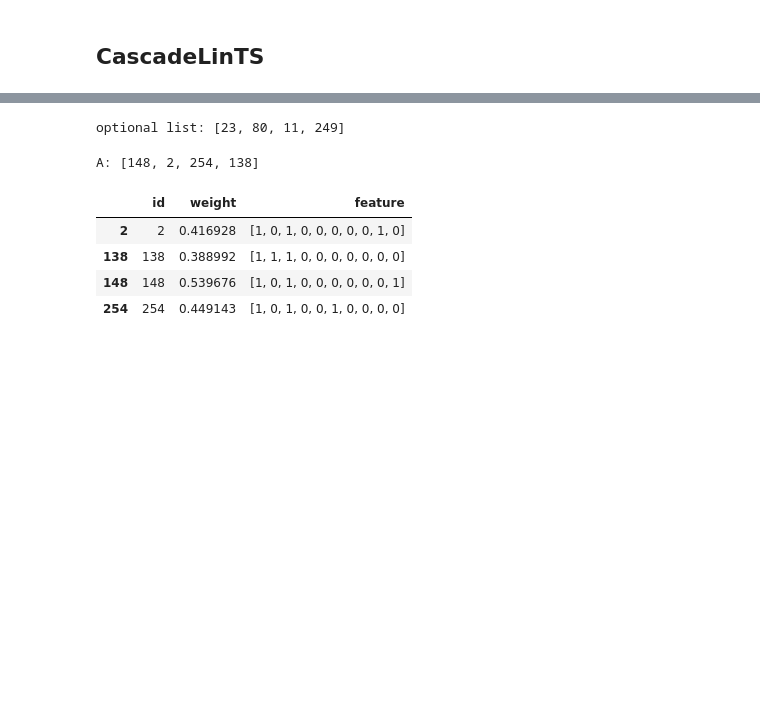
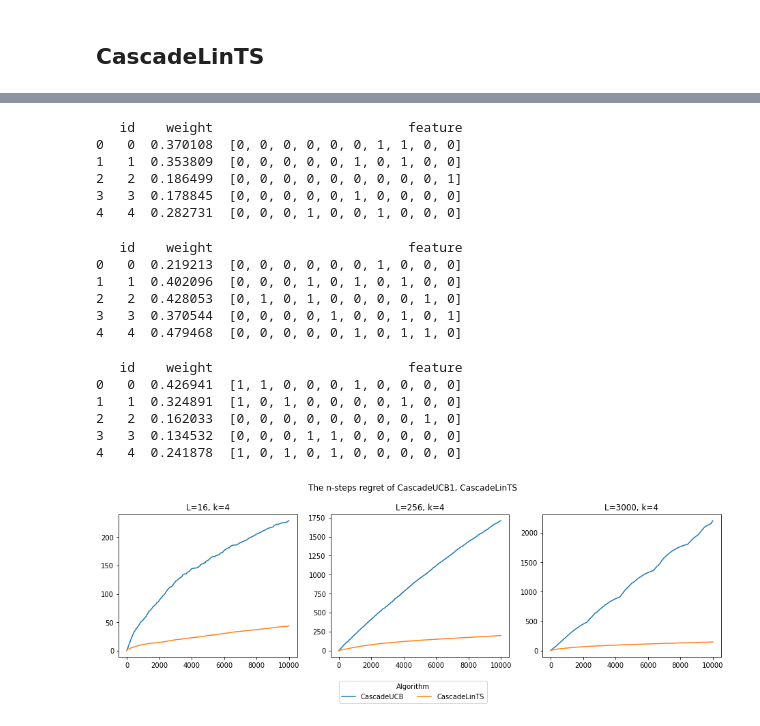
Before and after one commit to po3rin/python_playground, a Jupyter notebook: ir-bandits/cascading-bandits.ipynb, the cells around one changed output, grey strips where cells are left out. Cells and saved outputs as stored; diff of their text form; code cells hidden in the pictures; blank space fills up the shorter version.

```diff
--- a/ir-bandits/cascading-bandits.ipynb
+++ b/ir-bandits/cascading-bandits.ipynb
@@ -48,5 +79,5 @@ plt.hist(results)
 # %%
-class CascadeUCBAgent(object):
+class CascadeUCBAgent(Agent):
   def __init__(self, E: list[float], p: float):
     self.t = 1
     self.counts = [1 for _ in range(len(E))]
@@ -252,27 +164,50 @@ class CascadeLinTSAgent(object):
-# %%
-E = df['weight'].to_list()
-env = CascadingModelEnv(E=E)
-optimal = env.opt(k=4)
-print(f'optional list: {optimal}')
-
-agent = CascadeLinTSAgent(d=len(tags_with_weight), sigma=1, features=df.drop('weight', axis=1))
-
-for i in tqdm(range(100000)):
-	a = agent.get_list(k=4)
-	click = env.click(a)
-	agent.observe(a, click)
-
-print(f'A: {agent.get_list(k=4)}')
-# %% [output]
-optional list: [23, 80, 11, 249]
-A: [148, 2, 254, 138]
-# %%
-a = agent.get_list(k=4)
-
-df[df['id'].isin(a)]
-# %% [output]
-|  | id | weight | feature |
-| 2 | 2 | 0.416928 | [1, 0, 1, 0, 0, 0, 0, 0, 1, 0] |
-| 138 | 138 | 0.388992 | [1, 1, 1, 0, 0, 0, 0, 0, 0, 0] |
-| 148 | 148 | 0.539676 | [1, 0, 1, 0, 0, 0, 0, 0, 0, 1] |
-| 254 | 254 | 0.449143 | [1, 0, 1, 0, 0, 1, 0, 0, 0, 0] |
+# %%
+k=4
+L=[16, 256, 3000]
+steps=10000
+# %%
+tags_with_weight = {'AWS': 0.03, 'Docker': 0.2,'Elasticsearch': 0.15 ,'GCP': 0.08, 'Git': 0.05, 'NLP': 0.19, 'Rust': 0.23, 'Scala': 0.14, '機械学習': 0.15, '強化学習': 0.20}
+
+fig = plt.figure(figsize=(13,4))
+fig.suptitle('The n-steps regret of CascadeUCB1, CascadeLinTS')
+
+for i, l in enumerate(L):
+	df = gen_items(tags=tags_with_weight, L=l)
+	E = df['weight'].to_list()
+
+	env = CascadingModelEnv(E=E)
+
+	cascadelints_agent = CascadeLinTSAgent(d=len(tags_with_weight), sigma=1, features=df.drop('weight', axis=1))
+	cascadeucb_agent = CascadeUCBAgent(E=E, p=0.2)
+
+	cascadeucb_regret_cumulative_history = simulate(agent=cascadeucb_agent, env=env, k=k, steps=steps)
+	cascadelints_regret_cumulative_history = simulate(agent=cascadelints_agent, env=env, k=k, steps=steps)
+
+	ax = fig.add_subplot(1,3,i+1)
+	ax.set_title(f'L={l}, k=4')
+	ax.plot(cascadeucb_regret_cumulative_history, label='CascadeUCB')
+	ax.plot(cascadelints_regret_cumulative_history, label='CascadeLinTS')
+
+fig.legend(['CascadeUCB', 'CascadeLinTS'], loc='upper center', borderaxespad=0.1, title="Algorithm", bbox_to_anchor=(0.5, -0.02), ncol=2)
+fig.tight_layout()
+plt.show()
+# %% [output]
+   id    weight                         feature
+0   0  0.370108  [0, 0, 0, 0, 0, 0, 1, 1, 0, 0]
+1   1  0.353809  [0, 0, 0, 0, 0, 1, 0, 1, 0, 0]
+2   2  0.186499  [0, 0, 0, 0, 0, 0, 0, 0, 0, 1]
+3   3  0.178845  [0, 0, 0, 0, 0, 1, 0, 0, 0, 0]
+4   4  0.282731  [0, 0, 0, 1, 0, 0, 1, 0, 0, 0]
+   id    weight                         feature
+0   0  0.219213  [0, 0, 0, 0, 0, 0, 1, 0, 0, 0]
+1   1  0.402096  [0, 0, 0, 1, 0, 1, 0, 1, 0, 0]
+2   2  0.428053  [0, 1, 0, 1, 0, 0, 0, 0, 1, 0]
+3   3  0.370544  [0, 0, 0, 0, 1, 0, 0, 1, 0, 1]
+4   4  0.479468  [0, 0, 0, 0, 0, 1, 0, 1, 1, 0]
+   id    weight                         feature
+0   0  0.426941  [1, 1, 0, 0, 0, 1, 0, 0, 0, 0]
+1   1  0.324891  [1, 0, 1, 0, 0, 0, 0, 1, 0, 0]
+2   2  0.162033  [0, 0, 0, 0, 0, 0, 0, 0, 1, 0]
+3   3  0.134532  [0, 0, 0, 1, 1, 0, 0, 0, 0, 0]
+4   4  0.241878  [1, 0, 1, 0, 1, 0, 0, 0, 0, 0]
+[figure, added]
```
Also changed, not shown: parts of 18 cells of this notebook, 1 other file.
